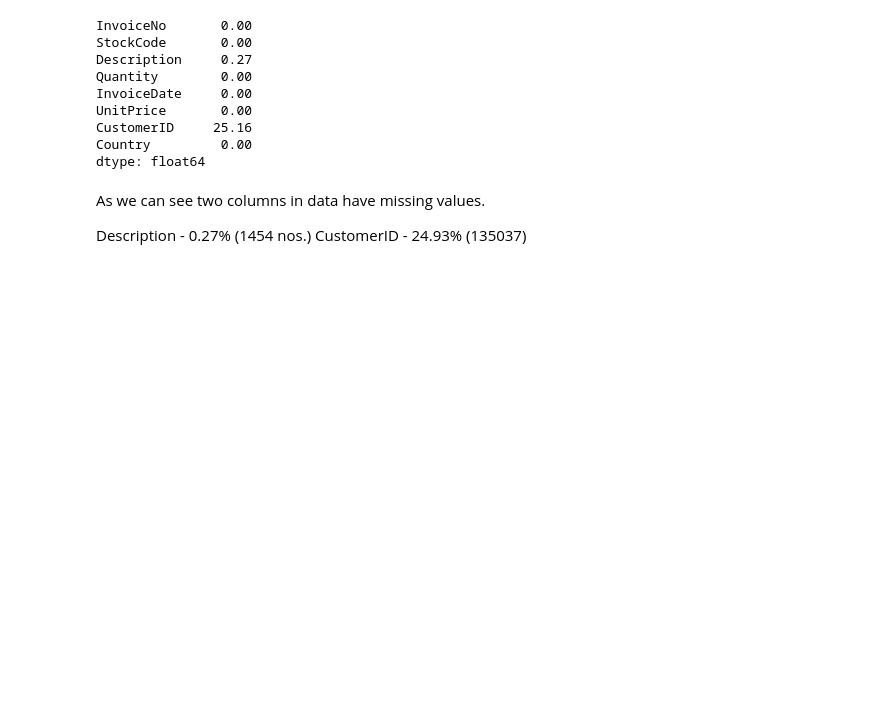
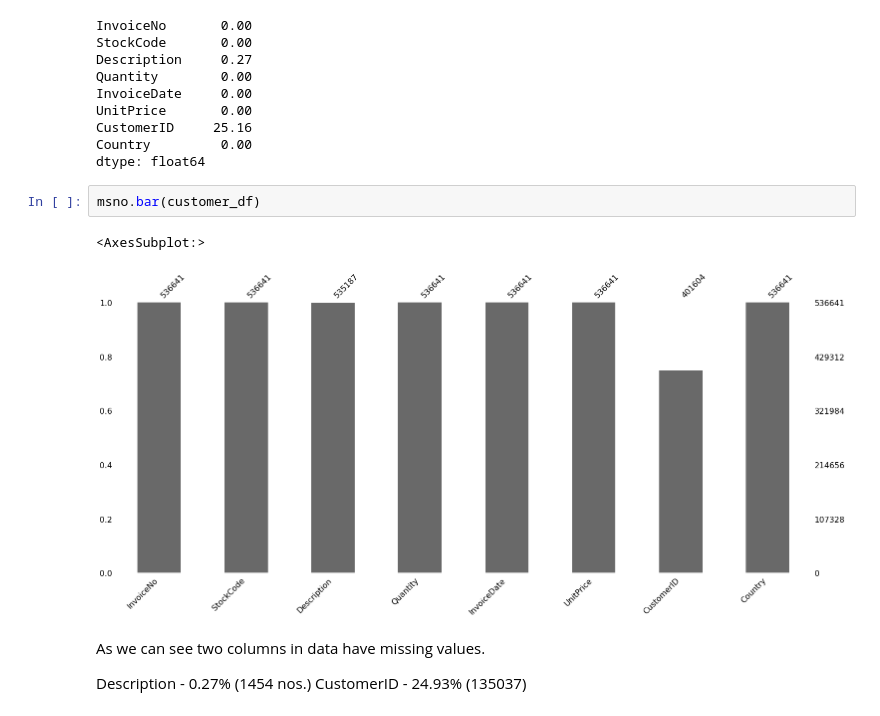
Before and after one commit to renukagore107/Online-Retail-Customer-Segmentaion, a Jupyter notebook: Online_Retail_Customer_Sagmentation.ipynb, the cells around one changed output. Cells and saved outputs as stored; diff of their text form; blank space fills up the shorter version.

```diff
--- a/Online_Retail_Customer_Sagmentation.ipynb
+++ b/Online_Retail_Customer_Sagmentation.ipynb
@@ -216,6 +219,11 @@ UnitPrice       0.00
 CustomerID     25.16
 Country         0.00
 dtype: float64
+# %%
+msno.bar(customer_df)
+# %% [output]
+<AxesSubplot:>
+[figure, added]
 # %% [markdown]
 As we can see two columns in data have missing values.
 
```
Also changed, not shown: parts of 47 cells of this notebook.
